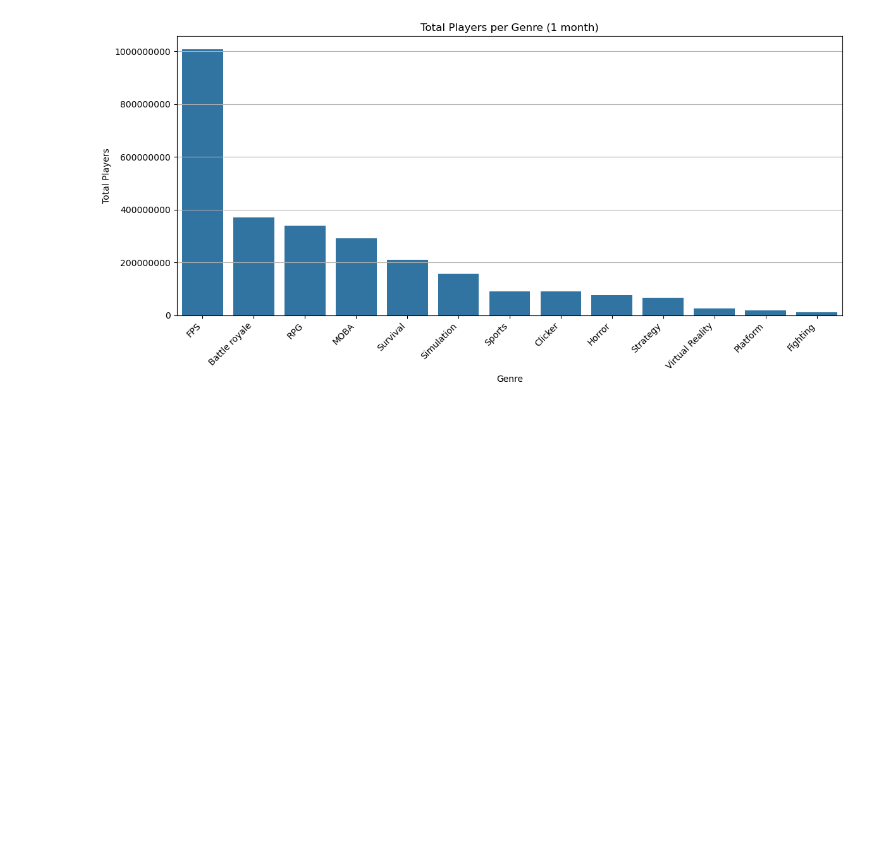
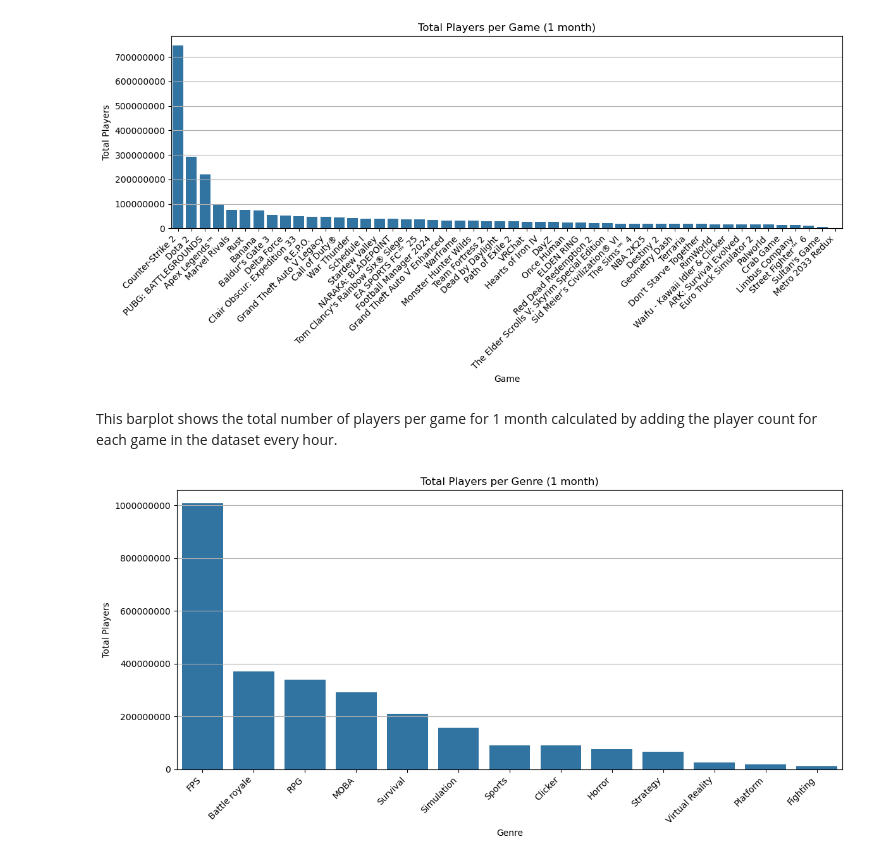
Before and after one commit to JonatanK-son/steam-player-count-trends, a Jupyter notebook: Final Project Group 16.ipynb, the cells around one changed output. Cells and saved outputs as stored; diff of their text form; code cells hidden in the pictures; blank space fills up the shorter version.

```diff
--- a/Final Project Group 16.ipynb
+++ b/Final Project Group 16.ipynb
@@ -125,23 +127,25 @@ playerData = playerData[playerData["Player Count"] != 0]
 playerData["Date"] = pd.to_datetime(playerData["Date"])
 playerData["DayOfWeek"] = playerData["Date"].dt.day_name()
 # %%
-# Group by Genre and sum AvgPlayers
-genreTotal = playerData.groupby("Genre")["Player Count"].sum().sort_values(ascending=False)
+gameTotal = playerData.groupby("Game")["Player Count"].sum().sort_values(ascending=False)
 
-# Plot
 plt.figure(figsize=(12, 6))
-sns.barplot(x=genreTotal.index, y=genreTotal.values)
+sns.barplot(x=gameTotal.index, y=gameTotal.values)
 
-plt.title("Total Players per Genre (1 month)")
-plt.xlabel("Genre")
+plt.title("Total Players per Game (1 month)")
+plt.xlabel("Game")
 plt.ylabel("Total Players")
 
 # Format y-axis to plain numbers (no scientific notation)
 plt.gca().yaxis.set_major_formatter(ticker.ScalarFormatter(useMathText=False))
 plt.ticklabel_format(style='plain', axis='y')
 
 plt.xticks(rotation=45, ha='right')
 plt.tight_layout()
 plt.grid(axis='y')
 plt.show()
+# %% [output]
+[figure, added]
+# %% [markdown]
+This barplot shows the total number of players per game for 1 month calculated by adding the player count for each game in the dataset every hour.
 # %%
```
Also changed, not shown: parts of 6 cells of this notebook.
